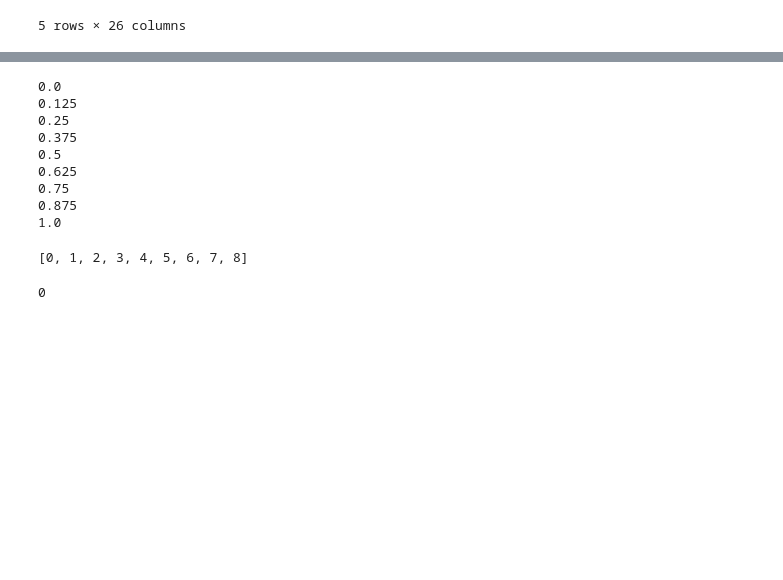
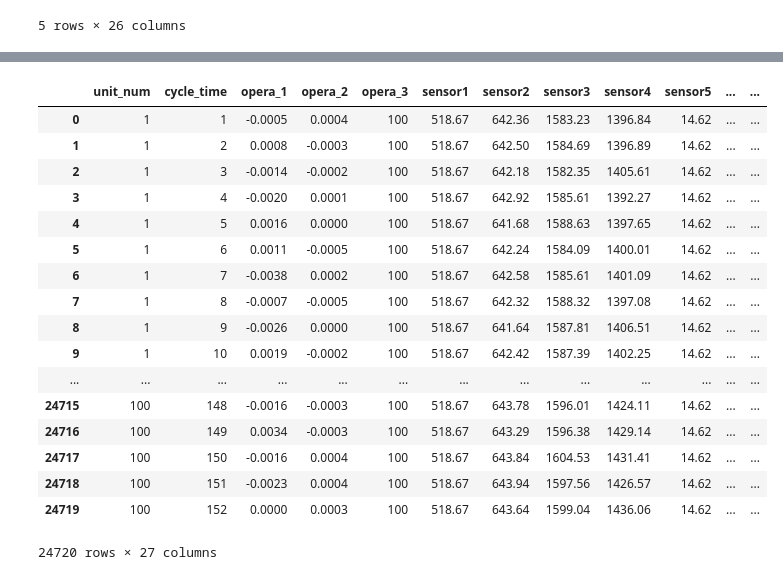
Before and after one commit to skywayoo/PHM, a Jupyter notebook: PHM_001.ipynb, the cells around one changed output, grey strips where cells are left out. Drawn from its saved outputs; the diff is of its cells as text; code cells hidden in the pictures; blank space fills up the shorter version.

```diff
--- a/PHM_001.ipynb
+++ b/PHM_001.ipynb
@@ -42,24 +77,3 @@ def health_idx(df):
     for i in range(0,100):
         cycle[i] = norm(cycle[i])[::-1]
     return cycle
-# %%
-for i in range(0,len(ts)):
-    float(ts[i]-min(ts))/(max(ts)-min(ts)))
-# %% [output]
-0.0
-0.125
-0.25
-0.375
-0.5
-0.625
-0.75
-0.875
-1.0
-# %%
-range(0,len(ts))
-# %% [output]
-[0, 1, 2, 3, 4, 5, 6, 7, 8]
-# %%
-3/8
-# %% [output]
-0
@@ -67,0 +80,28 @@ float??
+# %%
+def unlist(df):
+    unlist_val = []
+    for i in range(0,len(df)):
+        for s in range(0,len(df[i])):
+            unlist_val.append(df[i][s])
+    return unlist_val
+# %%
+train = pd.concat([train,pd.DataFrame(unlist(health_idx(train)),columns=['RUL'])],axis=1)
+# %% [output]
+|  | unit_num | cycle_time | opera_1 | opera_2 | opera_3 | sensor1 | sensor2 | sensor3 | sensor4 | sensor5 | ... | ... |
+| 0 | 1 | 1 | -0.0005 | 0.0004 | 100 | 518.67 | 642.36 | 1583.23 | 1396.84 | 14.62 | ... | ... |
+| 1 | 1 | 2 | 0.0008 | -0.0003 | 100 | 518.67 | 642.50 | 1584.69 | 1396.89 | 14.62 | ... | ... |
+| 2 | 1 | 3 | -0.0014 | -0.0002 | 100 | 518.67 | 642.18 | 1582.35 | 1405.61 | 14.62 | ... | ... |
+| 3 | 1 | 4 | -0.0020 | 0.0001 | 100 | 518.67 | 642.92 | 1585.61 | 1392.27 | 14.62 | ... | ... |
+| 4 | 1 | 5 | 0.0016 | 0.0000 | 100 | 518.67 | 641.68 | 1588.63 | 1397.65 | 14.62 | ... | ... |
+| 5 | 1 | 6 | 0.0011 | -0.0005 | 100 | 518.67 | 642.24 | 1584.09 | 1400.01 | 14.62 | ... | ... |
+| 6 | 1 | 7 | -0.0038 | 0.0002 | 100 | 518.67 | 642.58 | 1585.61 | 1401.09 | 14.62 | ... | ... |
+| 7 | 1 | 8 | -0.0007 | -0.0005 | 100 | 518.67 | 642.32 | 1588.32 | 1397.08 | 14.62 | ... | ... |
+| 8 | 1 | 9 | -0.0026 | 0.0000 | 100 | 518.67 | 641.64 | 1587.81 | 1406.51 | 14.62 | ... | ... |
+| 9 | 1 | 10 | 0.0019 | -0.0002 | 100 | 518.67 | 642.42 | 1587.39 | 1402.25 | 14.62 | ... | ... |
+| ... | ... | ... | ... | ... | ... | ... | ... | ... | ... | ... | ... | ... |
+| 24715 | 100 | 148 | -0.0016 | -0.0003 | 100 | 518.67 | 643.78 | 1596.01 | 1424.11 | 14.62 | ... | ... |
+| 24716 | 100 | 149 | 0.0034 | -0.0003 | 100 | 518.67 | 643.29 | 1596.38 | 1429.14 | 14.62 | ... | ... |
+| 24717 | 100 | 150 | -0.0016 | 0.0004 | 100 | 518.67 | 643.84 | 1604.53 | 1431.41 | 14.62 | ... | ... |
+| 24718 | 100 | 151 | -0.0023 | 0.0004 | 100 | 518.67 | 643.94 | 1597.56 | 1426.57 | 14.62 | ... | ... |
+| 24719 | 100 | 152 | 0.0000 | 0.0003 | 100 | 518.67 | 643.64 | 1599.04 | 1436.06 | 14.62 | ... | ... |
+24720 rows × 27 columns
```
Also changed, not shown: parts of 3 cells of this notebook.
